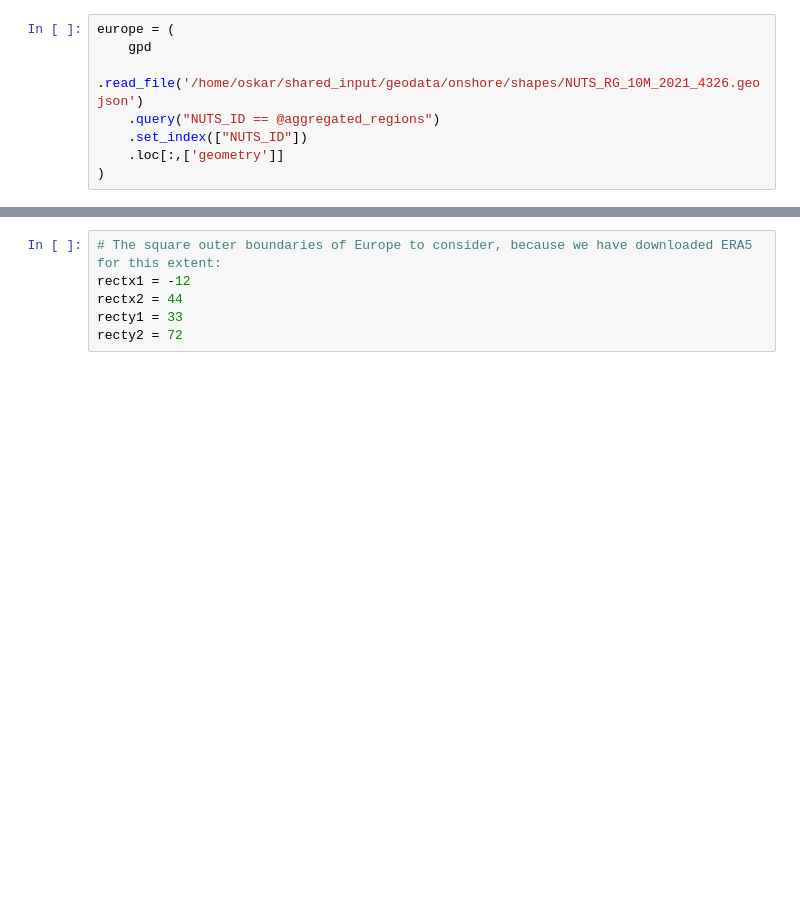
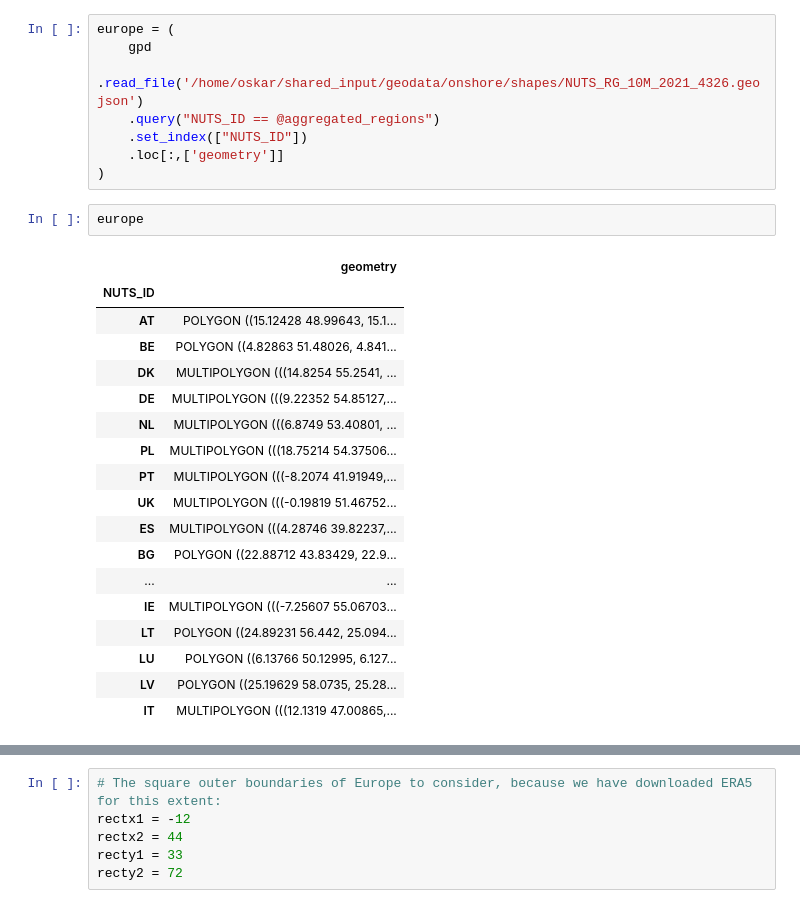
Before and after one commit to highRES-model/highRES-Europe-WF, a Jupyter notebook: workflow/notebooks/highRES-build_technExcl_merge.ipynb, the cells around one changed output, grey strips where cells are left out. Cells and saved outputs as stored; diff of their text form; blank space fills up the shorter version.

```diff
--- a/workflow/notebooks/highRES-build_technExcl_merge.ipynb
+++ b/workflow/notebooks/highRES-build_technExcl_merge.ipynb
@@ -103,3 +108,24 @@ europe = (
     .set_index(["NUTS_ID"])
     .loc[:,['geometry']]
 )
+# %%
+europe
+# %% [output]
+|  | geometry |
+| NUTS_ID |  |
+| AT | POLYGON ((15.12428 48.99643, 15.1... |
+| BE | POLYGON ((4.82863 51.48026, 4.841... |
+| DK | MULTIPOLYGON (((14.8254 55.2541, ... |
+| DE | MULTIPOLYGON (((9.22352 54.85127,... |
+| NL | MULTIPOLYGON (((6.8749 53.40801, ... |
+| PL | MULTIPOLYGON (((18.75214 54.37506... |
+| PT | MULTIPOLYGON (((-8.2074 41.91949,... |
+| UK | MULTIPOLYGON (((-0.19819 51.46752... |
+| ES | MULTIPOLYGON (((4.28746 39.82237,... |
+| BG | POLYGON ((22.88712 43.83429, 22.9... |
+| ... | ... |
+| IE | MULTIPOLYGON (((-7.25607 55.06703... |
+| LT | POLYGON ((24.89231 56.442, 25.094... |
+| LU | POLYGON ((6.13766 50.12995, 6.127... |
+| LV | POLYGON ((25.19629 58.0735, 25.28... |
+| IT | MULTIPOLYGON (((12.1319 47.00865,... |
```
Also changed, not shown: parts of 7 cells of this notebook, 4 other files.
